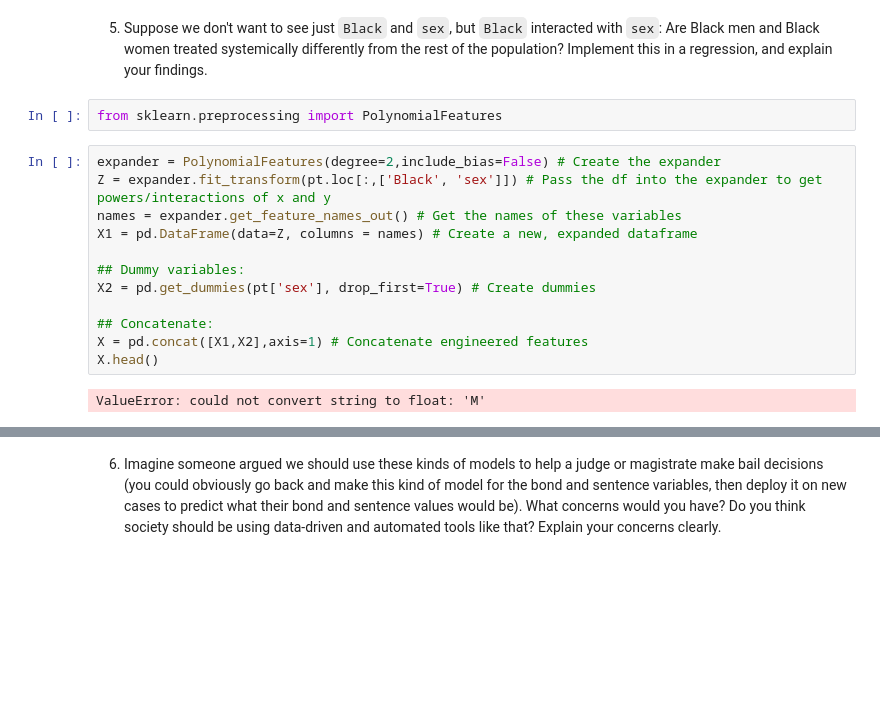
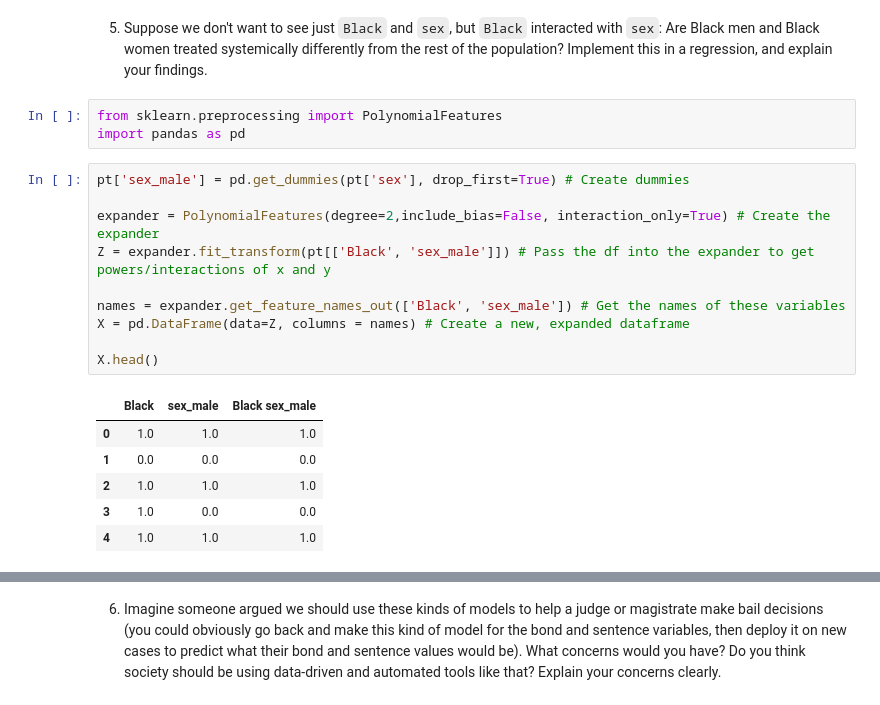
Before and after one commit to gsaunders5761/linearModels, a Jupyter notebook: assignment/assignment.ipynb, the cells around one changed output, grey strips where cells are left out. Drawn from its saved outputs; the diff is of its cells as text; blank space fills up the shorter version.

```diff
--- a/assignment/assignment.ipynb
+++ b/assignment/assignment.ipynb
@@ -209,17 +209,21 @@ These findings show that as we add more variables, the explanatory power increas
 5. Suppose we don't want to see just `Black` and `sex`, but `Black` interacted with `sex`: Are Black men and Black women treated systemically differently from the rest of the population? Implement this in a regression, and explain your findings.
 # %%
 from sklearn.preprocessing import PolynomialFeatures
+import pandas as pd
 # %%
-expander = PolynomialFeatures(degree=2,include_bias=False) # Create the expander
-Z = expander.fit_transform(pt.loc[:,['Black', 'sex']]) # Pass the df into the expander to get powers/interactions of x and y
-names = expander.get_feature_names_out() # Get the names of these variables
-X1 = pd.DataFrame(data=Z, columns = names) # Create a new, expanded dataframe
+pt['sex_male'] = pd.get_dummies(pt['sex'], drop_first=True) # Create dummies
 
-## Dummy variables:
-X2 = pd.get_dummies(pt['sex'], drop_first=True) # Create dummies
+expander = PolynomialFeatures(degree=2,include_bias=False, interaction_only=True) # Create the expander
+Z = expander.fit_transform(pt[['Black', 'sex_male']]) # Pass the df into the expander to get powers/interactions of x and y
 
-## Concatenate:
-X = pd.concat([X1,X2],axis=1) # Concatenate engineered features
+names = expander.get_feature_names_out(['Black', 'sex_male']) # Get the names of these variables
+X = pd.DataFrame(data=Z, columns = names) # Create a new, expanded dataframe
+
 X.head()
 # %% [output]
-ValueError: could not convert string to float: 'M'
+|  | Black | sex_male | Black sex_male |
+| 0 | 1.0 | 1.0 | 1.0 |
+| 1 | 0.0 | 0.0 | 0.0 |
+| 2 | 1.0 | 1.0 | 1.0 |
+| 3 | 1.0 | 0.0 | 0.0 |
+| 4 | 1.0 | 1.0 | 1.0 |
```
Also changed, not shown: parts of 3 cells of this notebook.
